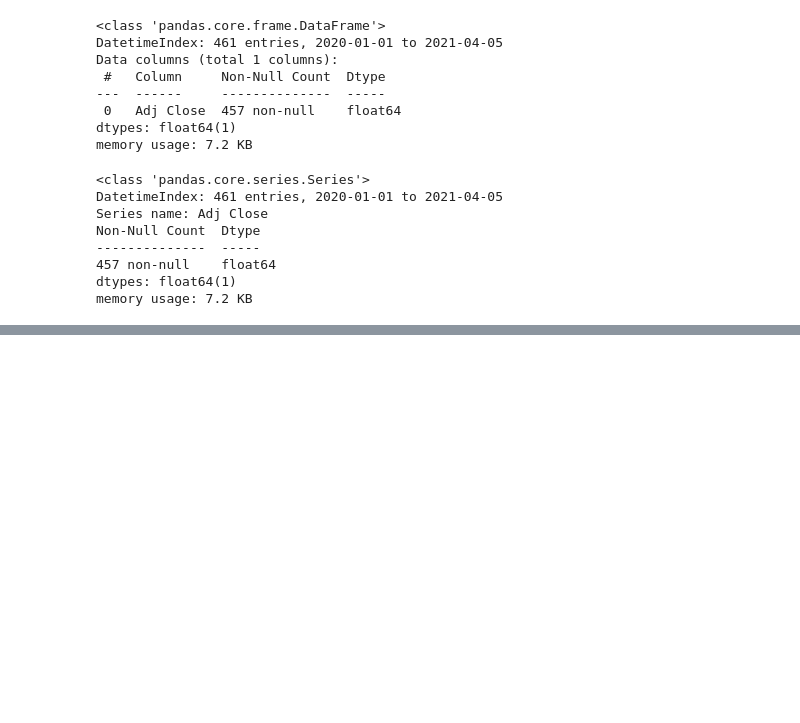
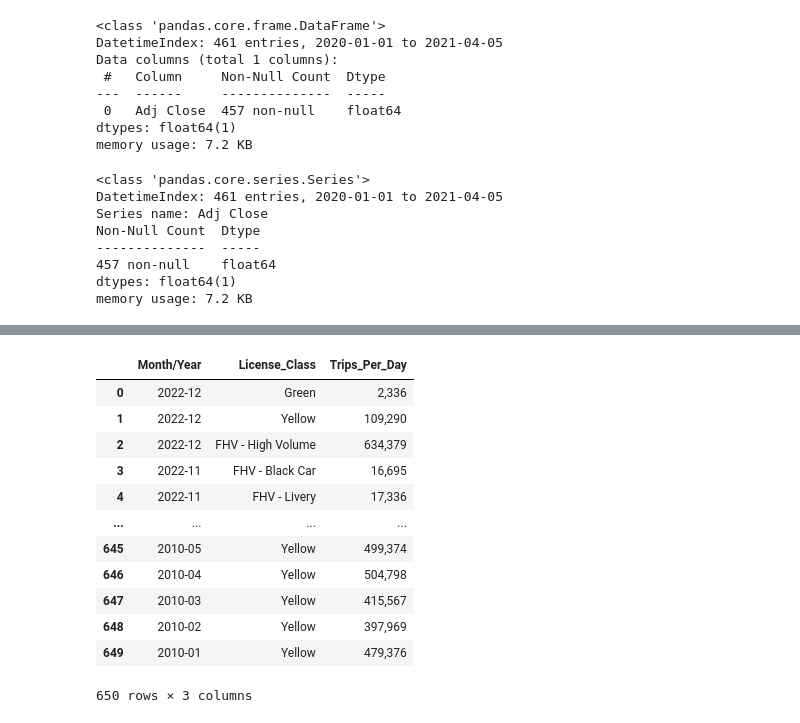
Before and after one commit to cenkt/EffectivePandasBook, a Jupyter notebook: timeseriesP.ipynb, the cells around one changed output, grey strips where cells are left out. Drawn from its saved outputs; the diff is of its cells as text; code cells hidden in the pictures; blank space fills up the shorter version.

```diff
--- a/timeseriesP.ipynb
+++ b/timeseriesP.ipynb
@@ -66,0 +128,18 @@ Name: Adj Close, Length: 461, dtype: float64
+# %%
+NYCabRaw_small = NYCabRaw.loc[:,["Month/Year","License Class","               Trips Per Day               "]]
+NYCabRaw_small = NYCabRaw_small.rename(columns={"License Class":"License_Class","               Trips Per Day               ":"Trips_Per_Day"})
+NYCabRaw_small
+# %% [output]
+|  | Month/Year | License_Class | Trips_Per_Day |
+| 0 | 2022-12 | Green | 2,336 |
+| 1 | 2022-12 | Yellow | 109,290 |
+| 2 | 2022-12 | FHV - High Volume | 634,379 |
+| 3 | 2022-11 | FHV - Black Car | 16,695 |
+| 4 | 2022-11 | FHV - Livery | 17,336 |
+| ... | ... | ... | ... |
+| 645 | 2010-05 | Yellow | 499,374 |
+| 646 | 2010-04 | Yellow | 504,798 |
+| 647 | 2010-03 | Yellow | 415,567 |
+| 648 | 2010-02 | Yellow | 397,969 |
+| 649 | 2010-01 | Yellow | 479,376 |
+650 rows × 3 columns
```
Also changed, not shown: parts of 11 cells of this notebook, 2 other files.
